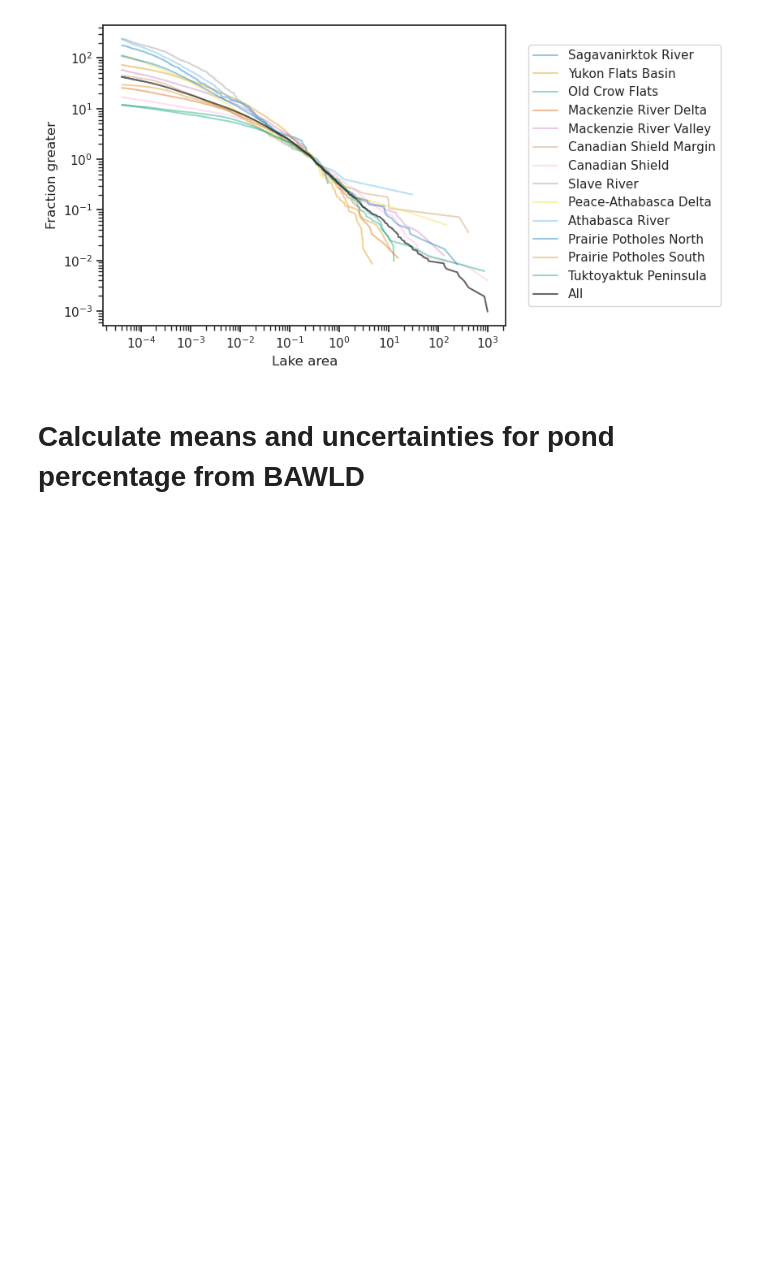
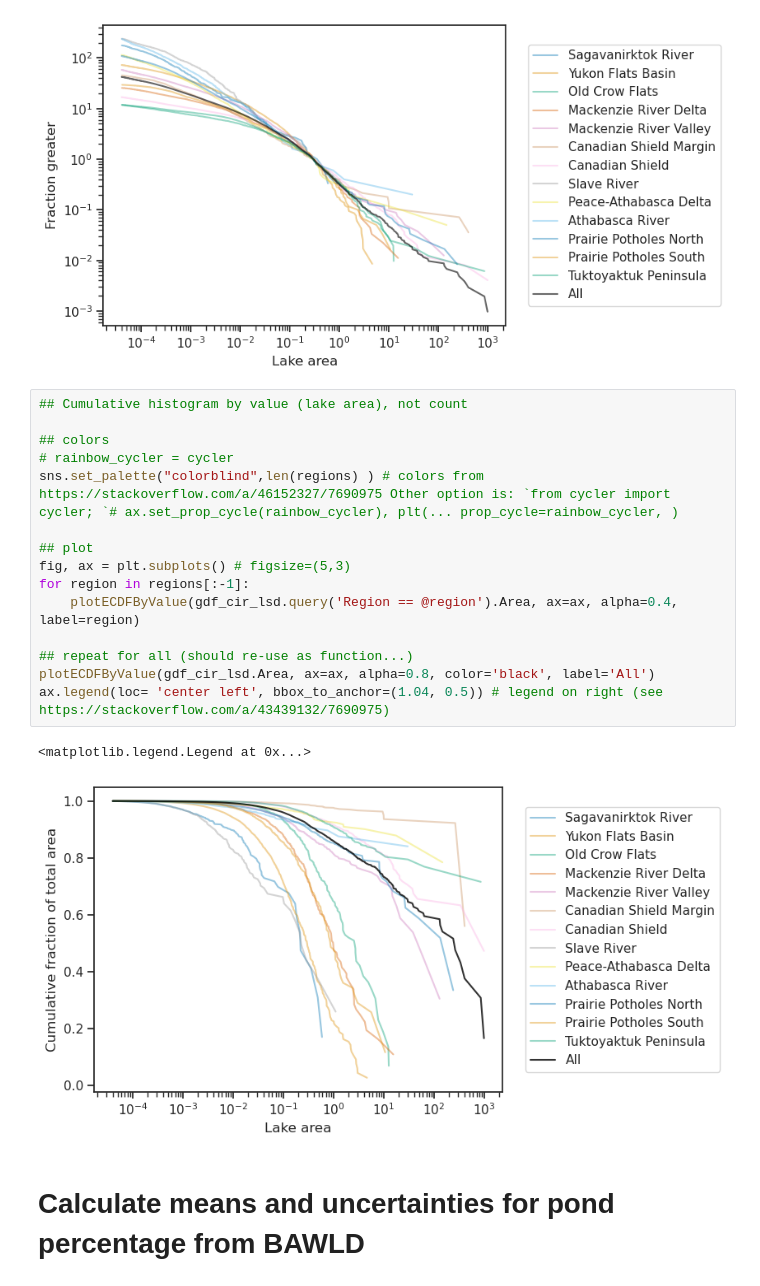
Before and after one commit to ekcomputer/lake-area, a Jupyter notebook: LSD_scale_comparison.ipynb, the cells around one changed output. Saved outputs shown, nothing was run; the diff lists cells and outputs as text; blank space fills up the shorter version.

```diff
--- a/LSD_scale_comparison.ipynb
+++ b/LSD_scale_comparison.ipynb
@@ -268,6 +336,24 @@ ax.set_xlabel('Lake area')
 # %% [output]
 Text(0.5, 0, 'Lake area')
 [figure]
+# %%
+## Cumulative histogram by value (lake area), not count
+
+## colors
+# rainbow_cycler = cycler
+sns.set_palette("colorblind",len(regions) ) # colors from https://stackoverflow.com/a/46152327/7690975 Other option is: `from cycler import cycler; `# ax.set_prop_cycle(rainbow_cycler), plt(... prop_cycle=rainbow_cycler, )
+
+## plot
+fig, ax = plt.subplots() # figsize=(5,3)
+for region in regions[:-1]:
+    plotECDFByValue(gdf_cir_lsd.query('Region == @region').Area, ax=ax, alpha=0.4, label=region)
+
+## repeat for all (should re-use as function...)
+plotECDFByValue(gdf_cir_lsd.Area, ax=ax, alpha=0.8, color='black', label='All')
+ax.legend(loc= 'center left', bbox_to_anchor=(1.04, 0.5)) # legend on right (see https://stackoverflow.com/a/43439132/7690975)
+# %% [output]
+<matplotlib.legend.Legend at 0x...>
+[figure, added]
 # %% [markdown]
 # Calculate means and uncertainties for pond percentage from BAWLD
 # %%
```
Also changed, not shown: parts of 14 cells of this notebook.
